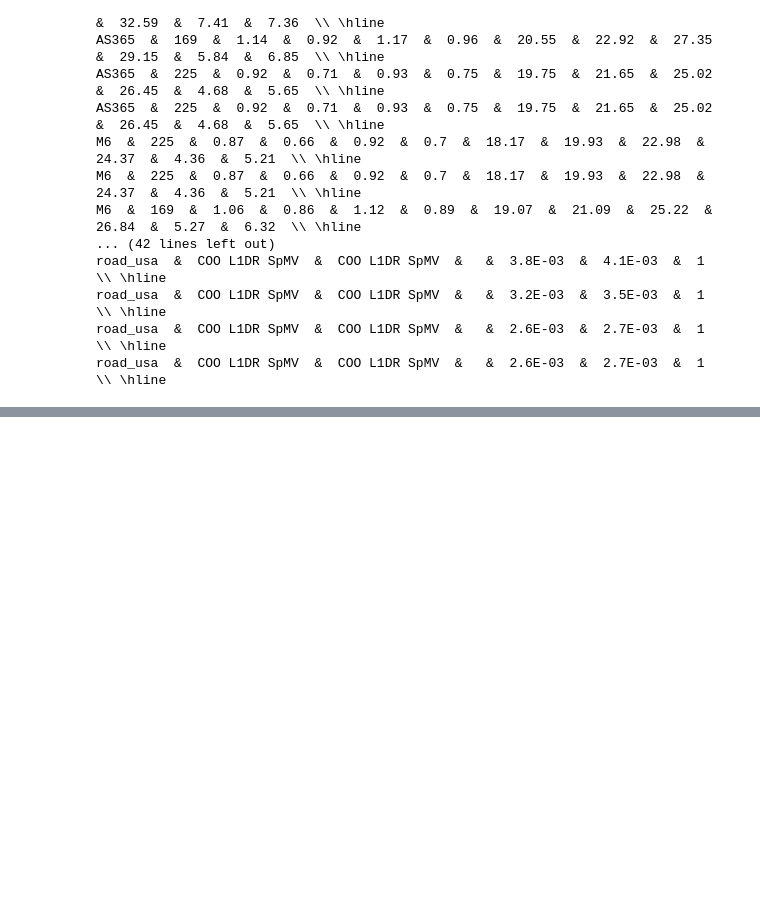
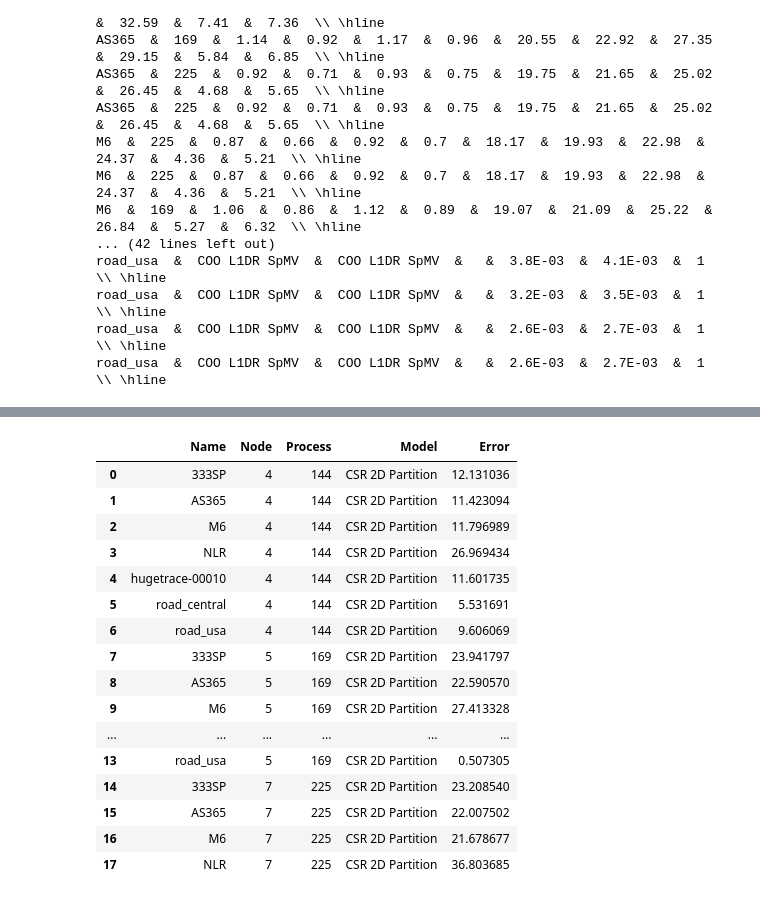
Before and after one commit to marufdsi/ConferencePapers, a Jupyter notebook: ICPP2021/ICPP_PLOTS_GEN.ipynb, the cells around one changed output, grey strips where cells are left out. Saved outputs shown, nothing was run; the diff lists cells and outputs as text; code cells hidden in the pictures; blank space fills up the shorter version.

```diff
--- a/ICPP2021/ICPP_PLOTS_GEN.ipynb
+++ b/ICPP2021/ICPP_PLOTS_GEN.ipynb
@@ -1214,0 +1335,4 @@ for i,r in csr_dyn_lk_spmv.iterrows():
+# %%
+csr_full_data = pd.read_csv("../../SpMV_Model/src/SkylakeResults/MPI_CSR_2D_SpMV.csv")
+csr_real_data = csr_full_data[csr_full_data["Name"].isin(test_matrices)].groupby("Name").mean().reset_index()
+csr_real_data
@@ -1214,0 +1348,75 @@ for i,r in csr_dyn_lk_spmv.iterrows():
+# %%
+
+csr_linear_pred = pd.DataFrame()
+mat = []
+model_name = []
+err = []
+_prcs = []
+_nodes = []
+column = "AvgTime"
+for topo in topology:
+    prcs = topo["Process"]
+    nodes = topo["Nodes"]
+    csr_models = all_csr_models[prcs]
+    if len(csr_models.keys()) <= 0:
+        print("No models are found for ", prcs)
+        continue
+    key_max = max(csr_models.keys())
+    key_min = min(csr_models.keys())
+    key_max
+
+    for index,row in csr_real_data.iterrows():
+    #     print(row["AvgRow"], int(row["AvgRow"]/1000)*1000)
+        npr = row["NonZeroPerRow"]
+    #     if npr < 1:
+    #         print(npr)
+    #         continue
+        if row["AvgRow"] in csr_models:
+            print("found")
+        else:
+            key = int(row["AvgRow"]/1000)*1000
+            lowKey = key
+            highKey = key + 1000
+            while lowKey not in csr_models:
+                if lowKey <= key_min:
+                    break
+                lowKey = lowKey - 1000
+            while highKey not in csr_models:
+                if highKey >= key_max:
+                    break
+                highKey = highKey + 1000
+
+            if highKey in csr_models and lowKey in csr_models:
+                m1 = csr_models[lowKey]
+                y1 = m1.predict(np.array(row["NonZeroPerRow"])[newaxis, newaxis])
+                m2 = csr_models[highKey]
+                y2 = m2.predict(np.array(row["NonZeroPerRow"])[newaxis, newaxis])
+                if y1<y2:
+    #                 print(y1[0][0], "< ", row[column], " <", y2[0][0])
+                    predict = y1 + ((y2-y1)*(row["AvgRow"] - lowKey))/(highKey-lowKey)
+                else:
+    #                 print("lowKey", lowKey, " highKey: ", highKey, " npr: ", npr)
+    #                 print(y2, "< ", row[column], " <", y1)
+                    predict = y2 + ((y1-y2)*(row["AvgRow"] - lowKey))/(highKey-lowKey)
+                error = abs(predict - row[column])*100/row[column]
+                name = row["Name"].split('_')
+    #             print(name[0],"&", '{0:.8g}'.format(row["AvgRow"]), "&", '{0:.3g}'.format(row["NonZeroPerRow"]),
+    #                   "&", str(lowKey), "&", str(highKey), "&", '{0:.5g}'.format(row[column]), "&", '{0:.5g}'.format(predict),
+    #                   "&", '{0:.4g}'.format(error) + "\%", "\\\ \hline")
+                print(row["Name"], row["nProcess"], " ", row["AvgRow"], " ", row["NonZeroPerRow"], " Predict: ", '{0:.4g}'.format(predict[0][0]), " Actual: ", row[column], " Error: ", '{0:.4g}'.format(error[0][0]), "/%")
+                mat.append(row["Name"])
+                model_name.append("CSR 2D Partition")
+                err.append(error[0][0])
+                _prcs.append(prcs)
+                _nodes.append(nodes)
+            else:
+                print(y1, "< Avg Time")
+            print("lowKey", lowKey, " highKey: ", highKey)
+
+csr_linear_pred["Name"] = mat
+csr_linear_pred["Node"] = _nodes
+csr_linear_pred["Process"] = _prcs
+csr_linear_pred["Model"] = model_name
+csr_linear_pred["Error"] = err
+csr_linear_pred
+# %% [output]
@@ -1214,0 +1440,17 @@ for i,r in csr_dyn_lk_spmv.iterrows():
+|  | Name | Node | Process | Model | Error |
+| 0 | 333SP | 4 | 144 | CSR 2D Partition | 12.131036 |
+| 1 | AS365 | 4 | 144 | CSR 2D Partition | 11.423094 |
+| 2 | M6 | 4 | 144 | CSR 2D Partition | 11.796989 |
+| 3 | NLR | 4 | 144 | CSR 2D Partition | 26.969434 |
+| 4 | hugetrace-00010 | 4 | 144 | CSR 2D Partition | 11.601735 |
+| 5 | road_central | 4 | 144 | CSR 2D Partition | 5.531691 |
+| 6 | road_usa | 4 | 144 | CSR 2D Partition | 9.606069 |
+| 7 | 333SP | 5 | 169 | CSR 2D Partition | 23.941797 |
+| 8 | AS365 | 5 | 169 | CSR 2D Partition | 22.590570 |
+| 9 | M6 | 5 | 169 | CSR 2D Partition | 27.413328 |
+| ... | ... | ... | ... | ... | ... |
+| 13 | road_usa | 5 | 169 | CSR 2D Partition | 0.507305 |
+| 14 | 333SP | 7 | 225 | CSR 2D Partition | 23.208540 |
+| 15 | AS365 | 7 | 225 | CSR 2D Partition | 22.007502 |
+| 16 | M6 | 7 | 225 | CSR 2D Partition | 21.678677 |
+| 17 | NLR | 7 | 225 | CSR 2D Partition | 36.803685 |
```
Also changed, not shown: parts of 7 cells of this notebook, 2 other files.
